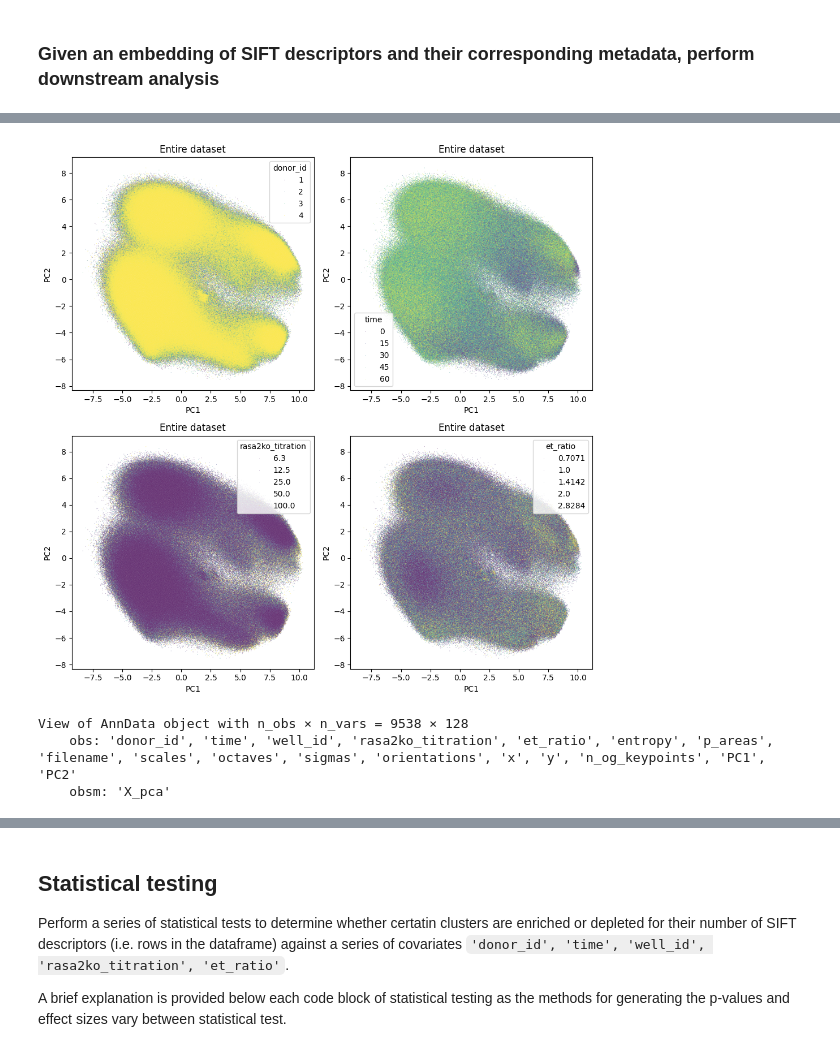
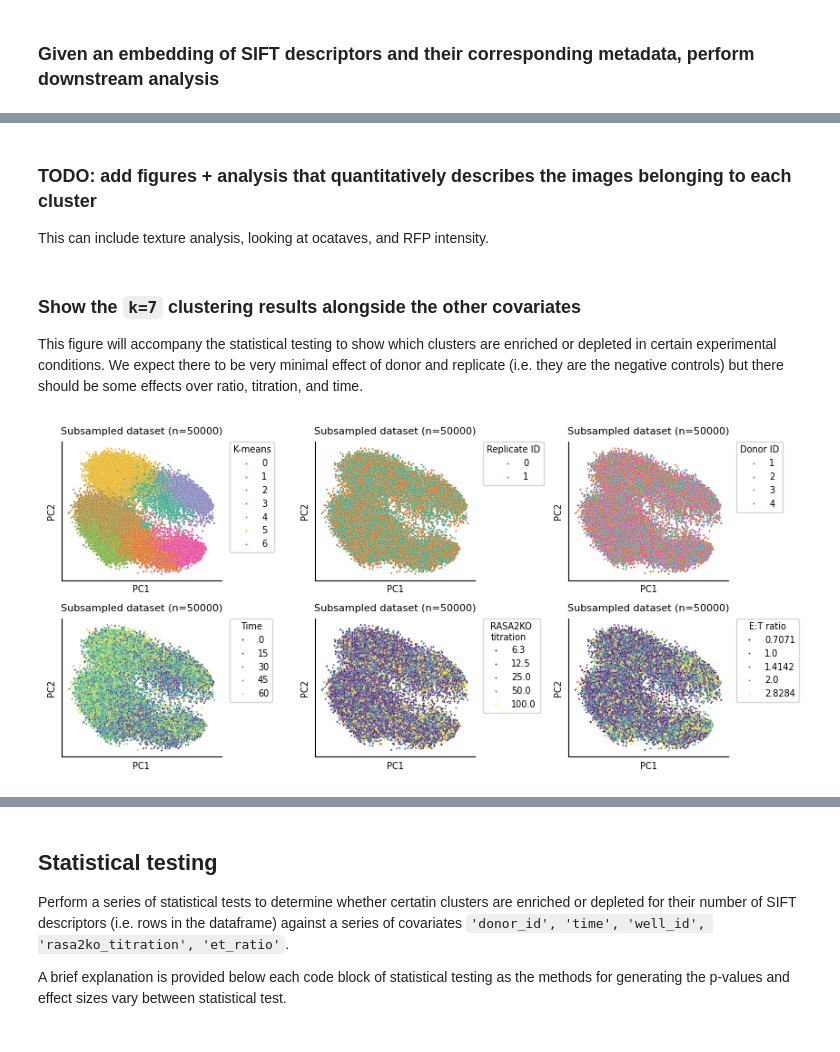
Before and after one commit to bee-hive/sflcba, a Jupyter notebook: analyze_sift_embedding.ipynb, the cells around one changed output, grey strips where cells are left out. Saved outputs shown, nothing was run; the diff lists cells and outputs as text; code cells hidden in the pictures.

Commit message:
redo analysis with k=7 clusters and subsampling to 50k descriptors

```diff
--- a/analyze_sift_embedding.ipynb
+++ b/analyze_sift_embedding.ipynb
@@ -37,0 +64,6 @@ adata.obs['PC2'] = adata.obsm['X_pca'][:, 1]
+# %%
+# subset the entire adata object to just 50k randomly sampled rows
+# this should help with runtime issues and overpowered statistical testing
+num_rows = 50000
+adata = adata[np.random.choice(adata.shape[0], num_rows, replace=False), :]
+adata
@@ -37,0 +123,16 @@ adata.obs['PC2'] = adata.obsm['X_pca'][:, 1]
+# %%
+# show the PCA embeddings colored by K-means cluster
+fig, ax = plt.subplots(4, 2, figsize=(6, 8), tight_layout=True)
+ax = ax.flatten()
+
+for i, k in enumerate(k_values[:8]):
+    sns.scatterplot(data=adata.obs, x='PC1', y='PC2', hue='kmeans_{}'.format(k), palette='Dark2', alpha=0.7, s=4, ax=ax[i])
+    ax[i].set_xlabel('PC1')
+    ax[i].set_ylabel('PC2')
+    sns.despine(ax=ax[i])
+    ax[i].set_xticks([])
+    ax[i].set_yticks([])
+    ax[i].set_title('K-means with k={}'.format(k))
+    ax[i].legend(bbox_to_anchor=(1.05, 1), loc=2, borderaxespad=0., title='Cluster ID')
+
+plt.show()
@@ -38,23 +237,32 @@ adata.obs['PC2'] = adata.obsm['X_pca'][:, 1]
+# %% [markdown]
+### TODO: add figures + analysis that quantitatively describes the images belonging to each cluster
+
+This can include texture analysis, looking at ocataves, and RFP intensity.
+# %% [markdown]
+### Show the `k=7` clustering results alongside the other covariates
+
+This figure will accompany the statistical testing to show which clusters are enriched or depleted in certain experimental conditions. We expect there to be very minimal effect of donor and replicate (i.e. they are the negative controls) but there should be some effects over ratio, titration, and time.
 # %%
 # create a matrix of SIFT PCA embeddings, annotating the points by donor_id, time, rasa2ko_titration, et_ratio
-fig, ax = plt.subplots(2, 2, figsize=(10, 10), tight_layout=True)
+fig, ax = plt.subplots(2, 3, figsize=(8.5, 4), tight_layout=True)
+ax = ax.flatten()
 
-hue_cols = ['donor_id', 'time', 'rasa2ko_titration', 'et_ratio']
+hue_cols = ['kmeans_7', 'replicate_id', 'donor_id', 'time', 'rasa2ko_titration', 'et_ratio']
+hue_titles = ['K-means', 'Replicate ID', 'Donor ID', 'Time', 'RASA2KO\ntitration', 'E:T ratio']
+cmaps = ['Dark2', 'Dark2', 'Dark2', 'viridis', 'viridis', 'viridis']
 for i, hue in enumerate(hue_cols):
-    sns.scatterplot(data=adata.obs, x='PC1', y='PC2', hue=hue, palette='viridis', ax=ax[i // 2, i % 2], legend=True, alpha=0.5, s=0.5)
-    ax[i // 2, i % 2].set_title('Entire dataset')
-    ax[i // 2, i % 2].set_xlabel('PC1')
-    ax[i // 2, i % 2].set_ylabel('PC2')
+    # randomize the order of adata.obs so that one color isn't consistently plotted on top of another
+    # plot_data = adata.obs.sample(frac=1)
+    sns.scatterplot(data=adata.obs, x='PC1', y='PC2', hue=hue, palette=cmaps[i], ax=ax[i], legend=True, alpha=1, s=2)
+    ax[i].set_title('Subsampled dataset (n={})'.format(num_rows))
+    ax[i].set_xlabel('PC1')
+    ax[i].set_ylabel('PC2')
+    sns.despine(ax=ax[i])
+    ax[i].set_xticks([])
+    ax[i].set_yticks([])
+    ax[i].legend(bbox_to_anchor=(1.05, 1), loc=2, borderaxespad=0., title=hue_titles[i])
+
 
 plt.show()
 # %% [output]
-[figure, old version]
+[figure, new version]
-# %%
-# subset the adata object to just donor_id==1 and well_id==B4
-adata_B4_donor1 = adata[adata.obs['donor_id'] == 1]
-adata_B4_donor1 = adata_B4_donor1[adata_B4_donor1.obs['well_id'] == 'B4']
-adata_B4_donor1
-# %% [output]
-View of AnnData object with n_obs × n_vars = 9538 × 128
-    obs: 'donor_id', 'time', 'well_id', 'rasa2ko_titration', 'et_ratio', 'entropy', 'p_areas', 'filename', 'scales', 'octaves', 'sigmas', 'orientations', 'x', 'y', 'n_og_keypoints', 'PC1', 'PC2'
-    obsm: 'X_pca'
```
Also changed, not shown: parts of 34 cells of this notebook.
